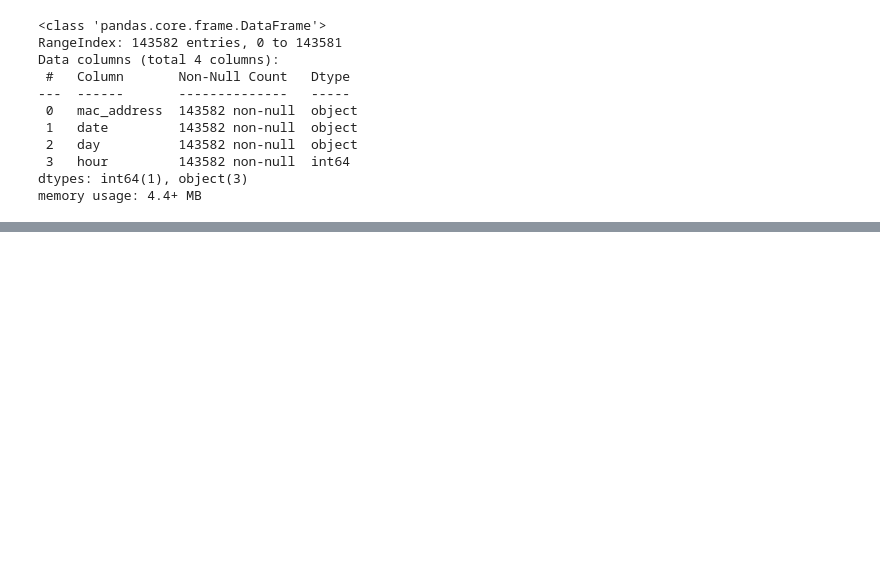
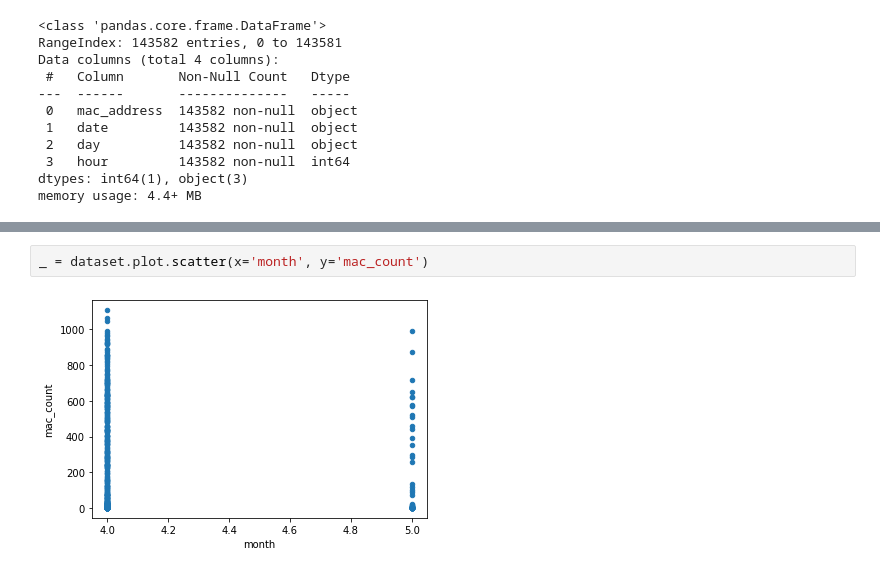
Before and after one commit to 30Massas/SA2022, a Jupyter notebook: predict_model.ipynb, the cells around one changed output, grey strips where cells are left out. Saved outputs shown, nothing was run; the diff lists cells and outputs as text; blank space fills up the shorter version.

```diff
--- a/predict_model.ipynb
+++ b/predict_model.ipynb
@@ -64,0 +311,4 @@ dataset['day_count'] = dataset.groupby(['day']).size()
+# %%
+_ = dataset.plot.scatter(x='month', y='mac_count')
+# %% [output]
+[figure, added]
```
Also changed, not shown: parts of 28 cells of this notebook, 1 other file.
